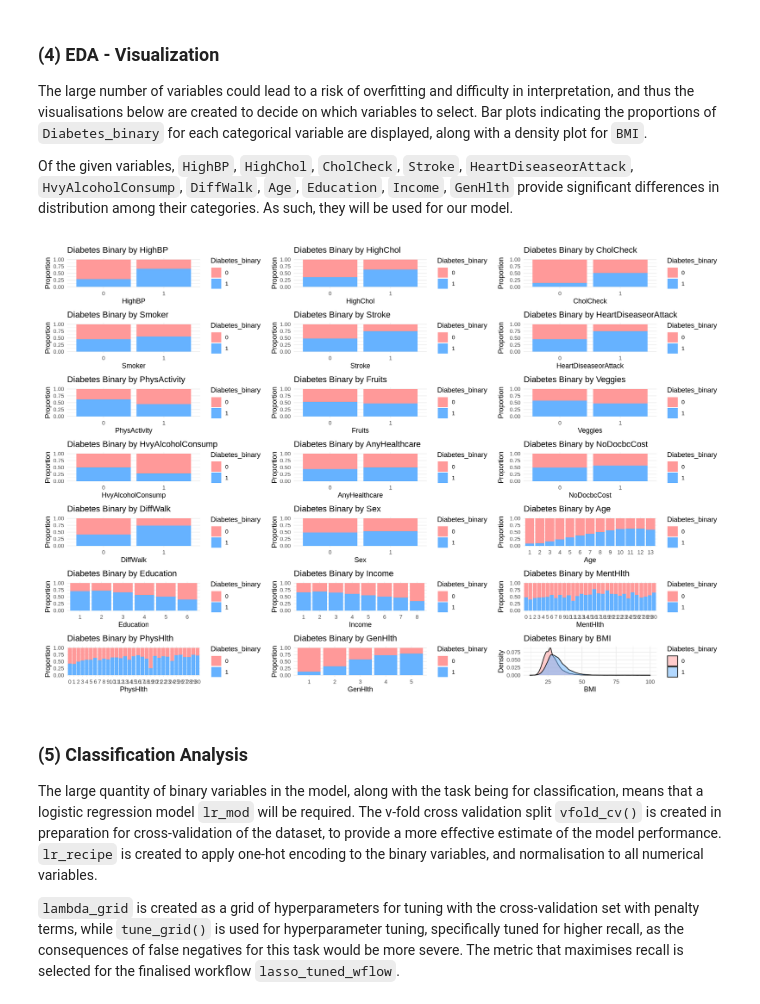
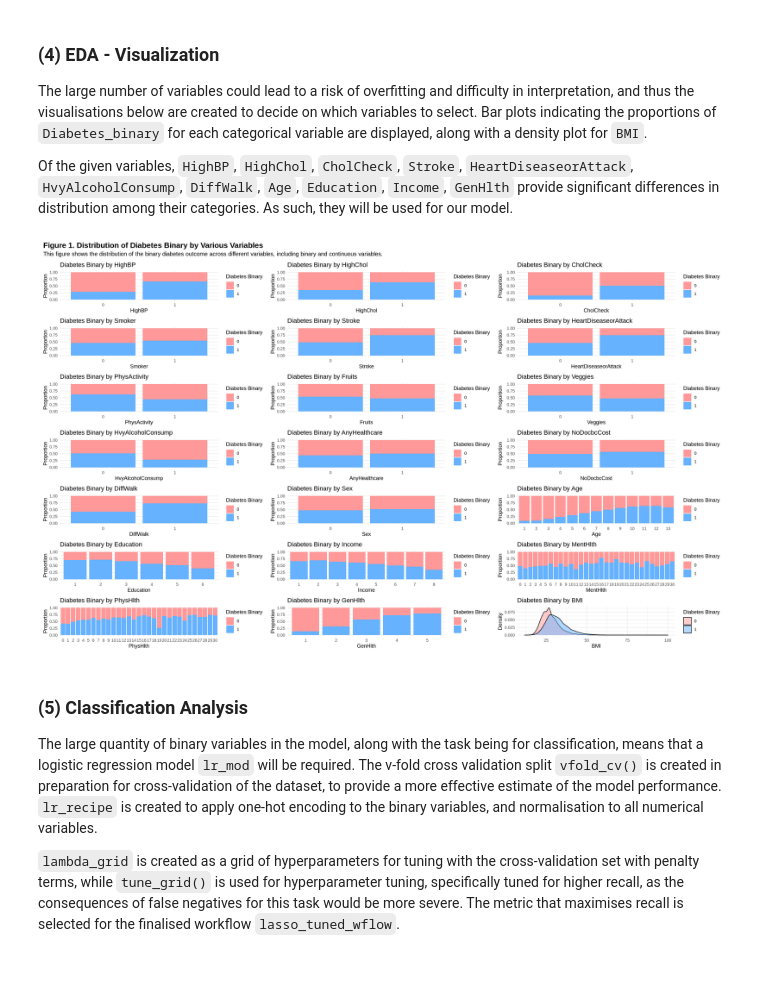
Before and after one commit to DSCI-310-2025/dsci-310-group-06, a Jupyter notebook: reports/diabetes_classification_report.ipynb, the cells around one changed output. Cells and saved outputs as stored; diff of their text form; code cells hidden in the pictures; blank space fills up the shorter version.

```diff
--- a/reports/diabetes_classification_report.ipynb
+++ b/reports/diabetes_classification_report.ipynb
@@ -211,7 +191,7 @@ for (var in binary_vars) {
     labs(title = paste("Diabetes Binary by", var),
          x = var,
          y = "Proportion",
-         fill = "Diabetes_binary") +
+         fill = "Diabetes Binary") +
     theme_minimal()
   bar_plots[[var]] <- p
 }
@@ -227,16 +207,28 @@ for (var in nonbinary_var) {
     labs(title = paste("Diabetes Binary by", var),
          x = var,
          y = "Density",
-         fill = "Diabetes_binary") +
+         fill = "Diabetes Binary") +
     theme_minimal()
   density_plots[[var]] <- p
 }
-
-# ----------------------------------------------------------------------------------------------
-combined_plots <- wrap_plots(c(bar_plots, density_plots), ncol = 3, nrow = 7)
-print(combined_plots, width = 15, height = 8)
-# %% [output]
-[figure, removed]
+# %%
+options(repr.plot.width = 20, repr.plot.height = 12)
+
+combined_plots <- wrap_plots(c(bar_plots, density_plots), ncol = 3, nrow = 7) +
+  plot_annotation(
+    title = "Figure 1. Distribution of Diabetes Binary by Various Variables",
+    subtitle = "This figure shows the distribution of the binary diabetes outcome across different variables, including binary and continuous variables.",
+    theme =   theme(
+    plot.title = element_text(size = 16, face = "bold"),
+    plot.subtitle = element_text(size = 12),
+    axis.title = element_text(size = 12),
+    axis.text = element_text(size = 10)
+  )
+  )
+
+combined_plots
+# %% [output]
+[figure, added]
 # %% [markdown]
 ### (5) Classification Analysis
 The large quantity of binary variables in the model, along with the task being for classification, means that a logistic regression model `lr_mod` will be required. The v-fold cross validation split `vfold_cv()` is created in preparation for cross-validation of the dataset, to provide a more effective estimate of the model performance. `lr_recipe` is created to apply one-hot encoding to the binary variables, and normalisation to all numerical variables.
```
Also changed, not shown: parts of 13 cells of this notebook.
